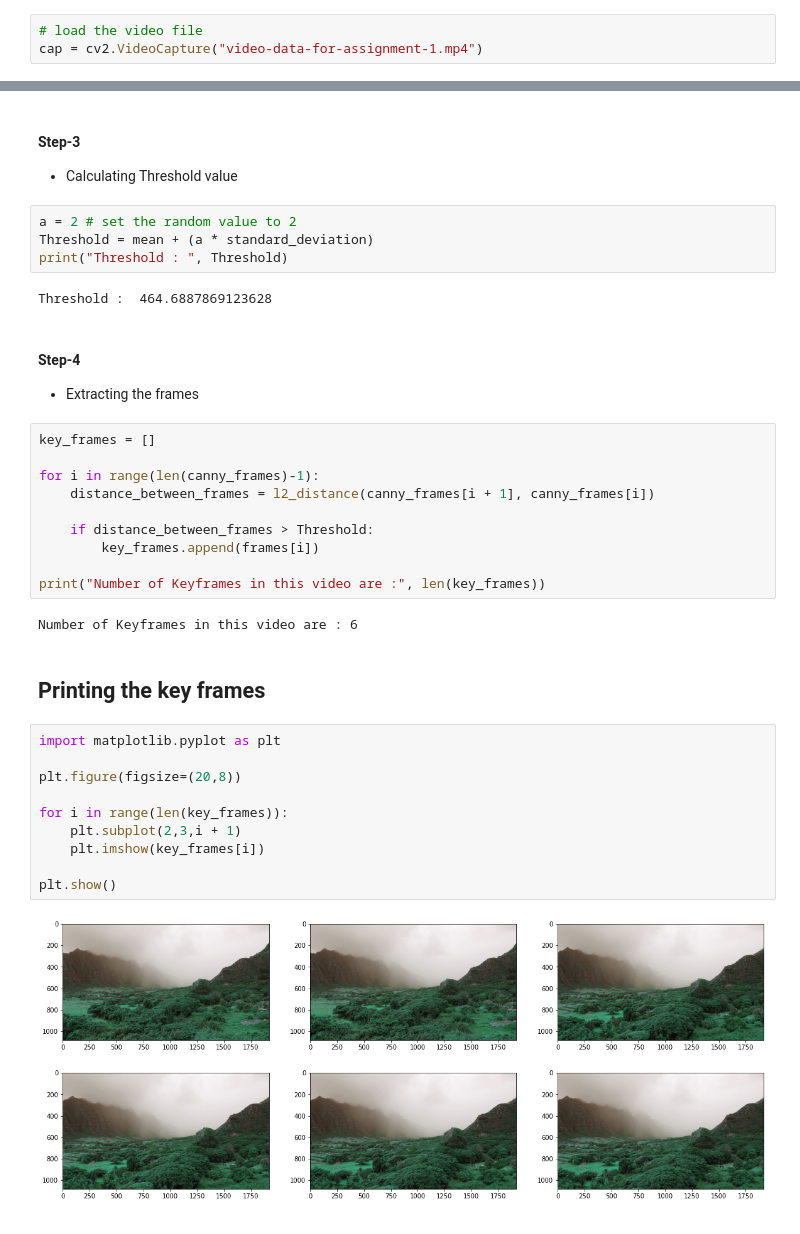
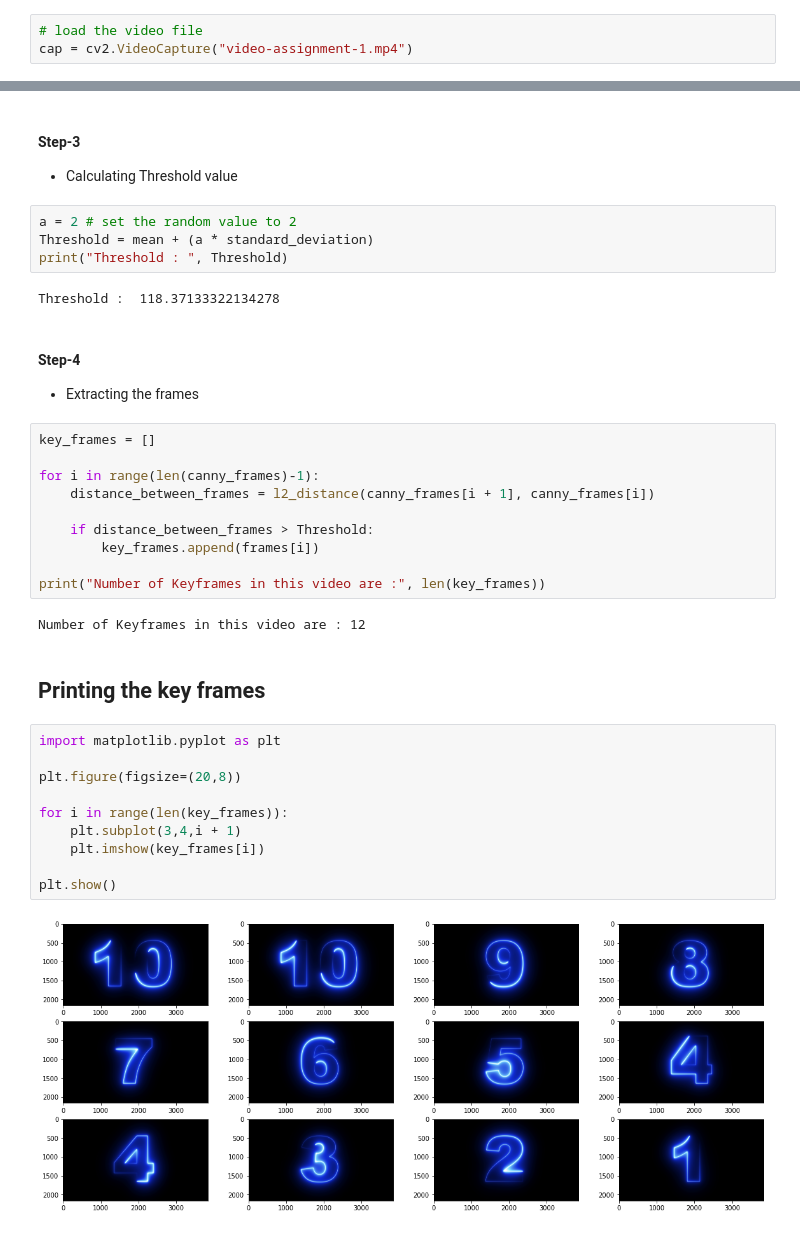
Before and after one commit to Anubhav3084/Machine-Learning-Foundations-and-Applications, a Jupyter notebook: assignment 1/19EC3AI15_assginment1_MLFA.ipynb, the cells around one changed output, grey strips where cells are left out. Saved outputs shown, nothing was run; the diff lists cells and outputs as text.

```diff
--- a/assignment 1/19EC3AI15_assginment1_MLFA.ipynb
+++ b/assignment 1/19EC3AI15_assginment1_MLFA.ipynb
@@ -4,7 +4,7 @@
 import cv2
 # %%
 # load the video file
-cap = cv2.VideoCapture("video-data-for-assignment-1.mp4")
+cap = cv2.VideoCapture("video-assignment-1.mp4")
 # %% [markdown]
 ## **Getting Number of frames in the video**
 # %%
@@ -97,7 +97,7 @@ a = 2 # set the random value to 2
 Threshold = mean + (a * standard_deviation)
 print("Threshold : ", Threshold)
 # %% [output]
-Threshold :  464.6887869123628
+Threshold :  118.37133322134278
 # %% [markdown]
 #### **Step-4**
 * Extracting the frames
@@ -112,18 +112,18 @@ for i in range(len(canny_frames)-1):
 
 print("Number of Keyframes in this video are :", len(key_frames))
 # %% [output]
-Number of Keyframes in this video are : 6
+Number of Keyframes in this video are : 12
 # %% [markdown]
 ## **Printing the key frames**
 # %%
 import matplotlib.pyplot as plt
 
 plt.figure(figsize=(20,8))
 
 for i in range(len(key_frames)):
-    plt.subplot(2,3,i + 1)
+    plt.subplot(3,4,i + 1)
     plt.imshow(key_frames[i])
 
 plt.show()
 # %% [output]
-[figure, old version]
+[figure, new version]
```
Also changed, not shown: parts of 5 cells of this notebook.
